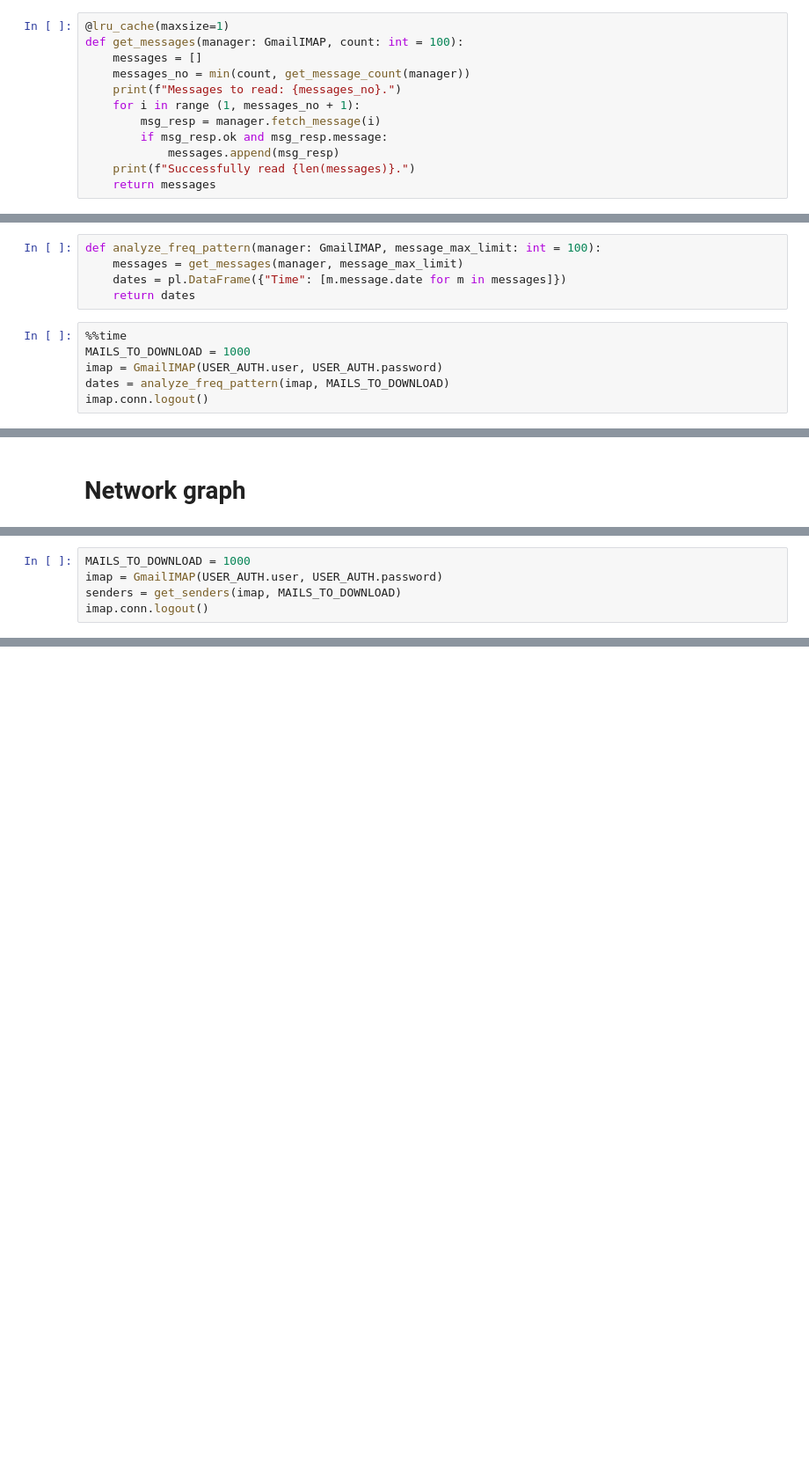
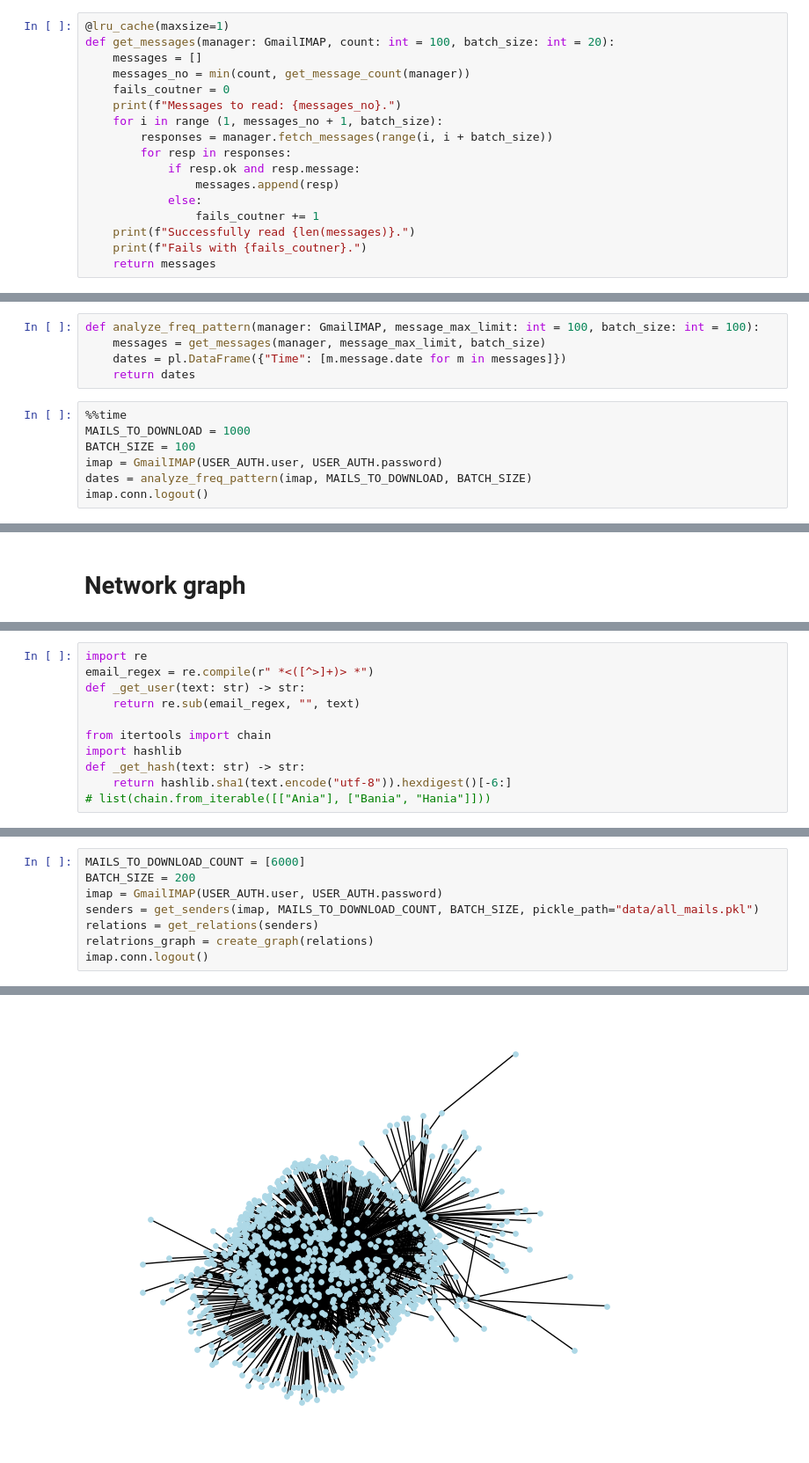
Before and after one commit to Ziverael/Studies2, a Jupyter notebook: aoud/list2.ipynb, the cells around one changed output, grey strips where cells are left out. Shown at 88% size. Cells and saved outputs as stored; diff of their text form; blank space fills up the shorter version.

```diff
--- a/aoud/list2.ipynb
+++ b/aoud/list2.ipynb
@@ -34,28 +35,34 @@ def get_message_count(manager: GmailIMAP) -> int:
     return resp.message_count
 # %%
 @lru_cache(maxsize=1)
-def get_messages(manager: GmailIMAP, count: int = 100):
+def get_messages(manager: GmailIMAP, count: int = 100, batch_size: int = 20):
     messages = []
     messages_no = min(count, get_message_count(manager))
+    fails_coutner = 0
     print(f"Messages to read: {messages_no}.")
-    for i in range (1, messages_no + 1):
-        msg_resp = manager.fetch_message(i)
-        if msg_resp.ok and msg_resp.message:
-            messages.append(msg_resp)
+    for i in range (1, messages_no + 1, batch_size):
+        responses = manager.fetch_messages(range(i, i + batch_size))
+        for resp in responses:
+            if resp.ok and resp.message:
+                messages.append(resp)
+            else:
+                fails_coutner += 1
     print(f"Successfully read {len(messages)}.")
+    print(f"Fails with {fails_coutner}.")
     return messages
 # %% [markdown]
 # Frequency analysis
 # %%
-def analyze_freq_pattern(manager: GmailIMAP, message_max_limit: int = 100):
-    messages = get_messages(manager, message_max_limit)
+def analyze_freq_pattern(manager: GmailIMAP, message_max_limit: int = 100, batch_size: int = 100):
+    messages = get_messages(manager, message_max_limit, batch_size)
     dates = pl.DataFrame({"Time": [m.message.date for m in messages]})
     return dates
 # %%
 %%time
 MAILS_TO_DOWNLOAD = 1000
+BATCH_SIZE = 100
 imap = GmailIMAP(USER_AUTH.user, USER_AUTH.password)
-dates = analyze_freq_pattern(imap, MAILS_TO_DOWNLOAD)
+dates = analyze_freq_pattern(imap, MAILS_TO_DOWNLOAD, BATCH_SIZE)
 imap.conn.logout()
 # %% [output]
 Messages to read: 1000.
@@ -189 +232,12 @@ plt.show()
+# %%
+import re
+email_regex = re.compile(r" *<([^>]+)> *")
+def _get_user(text: str) -> str:
+    return re.sub(email_regex, "", text)
+
+from itertools import chain
+import hashlib
+def _get_hash(text: str) -> str:
+    return hashlib.sha1(text.encode("utf-8")).hexdigest()[-6:]
+# list(chain.from_iterable([["Ania"], ["Bania", "Hania"]]))
 # %%
@@ -194,6 +308,9 @@ def get_senders(manager: GmailIMAP, message_max_limit: int = 100):
 # %%
-MAILS_TO_DOWNLOAD = 1000
+MAILS_TO_DOWNLOAD_COUNT = [6000]
+BATCH_SIZE = 200
 imap = GmailIMAP(USER_AUTH.user, USER_AUTH.password)
-senders = get_senders(imap, MAILS_TO_DOWNLOAD)
+senders = get_senders(imap, MAILS_TO_DOWNLOAD_COUNT, BATCH_SIZE, pickle_path="data/all_mails.pkl")
+relations = get_relations(senders)
+relatrions_graph = create_graph(relations)
 imap.conn.logout()
 # %% [output]
@@ -202 +318,2 @@ Successfully read 1000.
 ('BYE', [b'LOGOUT Requested'])
+[figure, added]
```
Also changed, not shown: parts of 10 cells of this notebook, 13 other files.
